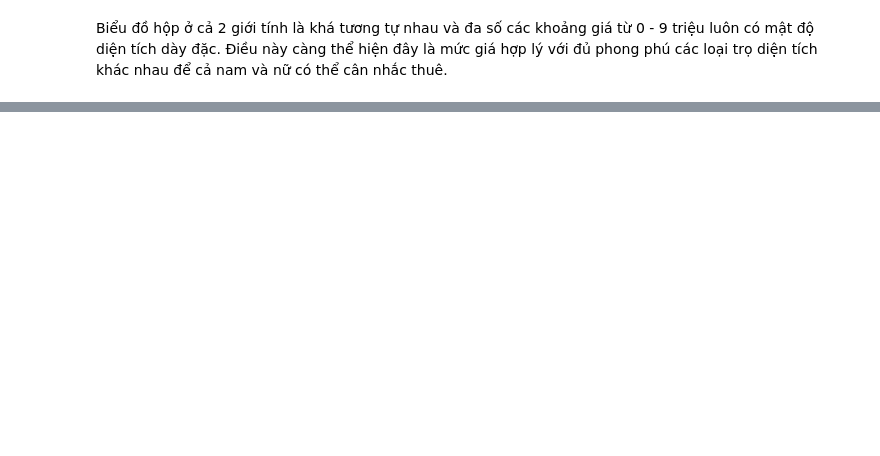
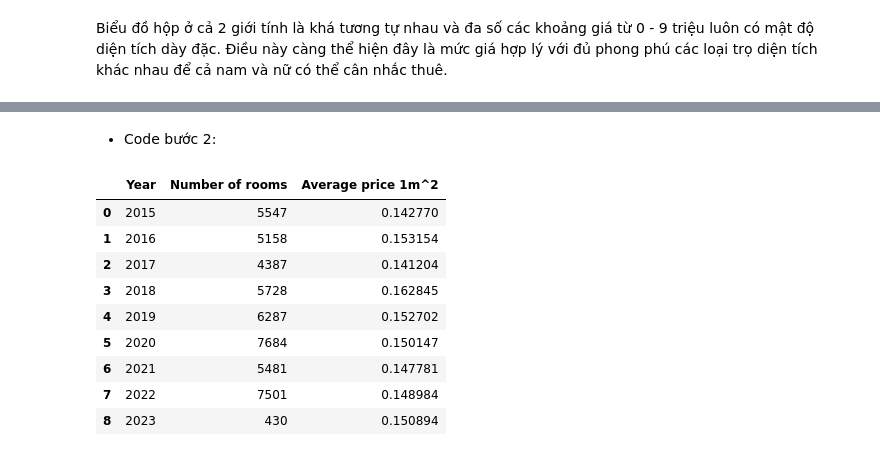
Before and after one commit to tungbtt/LTKHDL_Project_Phongtro, a Jupyter notebook: Project_PhongTro.ipynb, the cells around one changed output, grey strips where cells are left out. Saved outputs shown, nothing was run; the diff lists cells and outputs as text; code cells hidden in the pictures; blank space fills up the shorter version.

```diff
--- a/Project_PhongTro.ipynb
+++ b/Project_PhongTro.ipynb
@@ -653,0 +686,22 @@ Biểu đồ hộp ở cả 2 giới tính là khá tương tự nhau và đa s
+# %% [markdown]
+- Code bước 2:
+# %%
+year, number_of_rooms, average_price = [], [], []
+for name, group in df3.groupby('Year'):
+    year.append(name)
+    number_of_rooms.append(len(group))
+    average_price.append(group['1m^2'].mean())
+
+room_by_year_df = pd.DataFrame({'Year': year, 'Number of rooms': number_of_rooms, 'Average price 1m^2': average_price})
+room_by_year_df
+# %% [output]
+|  | Year | Number of rooms | Average price 1m^2 |
+| 0 | 2015 | 5547 | 0.142770 |
+| 1 | 2016 | 5158 | 0.153154 |
+| 2 | 2017 | 4387 | 0.141204 |
+| 3 | 2018 | 5728 | 0.162845 |
+| 4 | 2019 | 6287 | 0.152702 |
+| 5 | 2020 | 7684 | 0.150147 |
+| 6 | 2021 | 5481 | 0.147781 |
+| 7 | 2022 | 7501 | 0.148984 |
+| 8 | 2023 | 430 | 0.150894 |
```
Also changed, not shown: parts of 14 cells of this notebook.
